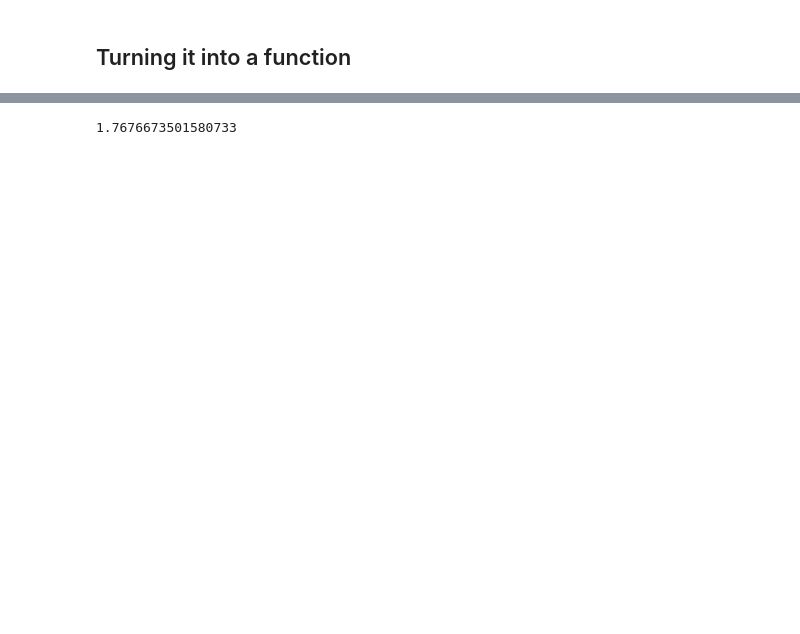
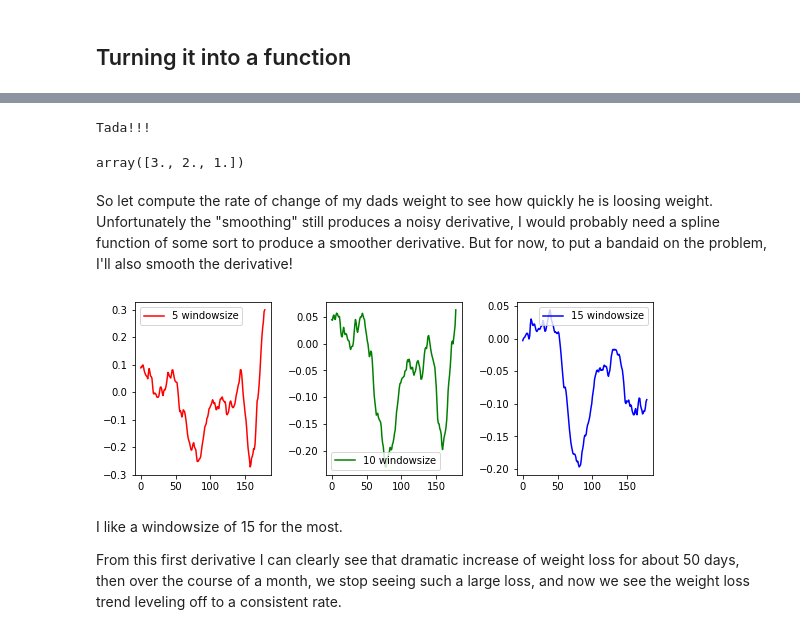
Before and after one commit to Matthew1309/dad_weight, a Jupyter notebook: dads_weight_data.ipynb, the cells around one changed output, grey strips where cells are left out. Saved outputs shown, nothing was run; the diff lists cells and outputs as text; code cells hidden in the pictures; blank space fills up the shorter version.

```diff
--- a/dads_weight_data.ipynb
+++ b/dads_weight_data.ipynb
@@ -186,4 +221,33 @@ Text(0.5, 1.0, 'The points deviate from the average by 1.613 pounds')
+# %%
+print('Tada!!!')
+np.gradient([3,6,7])
+# %% [output]
+Tada!!!
+array([3., 2., 1.])
+# %% [markdown]
+So let compute the rate of change of my dads weight to see how quickly he is loosing weight. Unfortunately the "smoothing" still produces a noisy derivative, I would probably need a spline function of some sort to produce a smoother derivative. But for now, to put a bandaid on the problem, I'll also smooth the derivative!
 # %%
-np.mean(rollingFun(df['weights'], 20, np.std))
+fig, ax = plt.subplots(1,3, figsize=(9,3))
+windowSizes = [5,10,15]
+plotCol = ['r', 'g', 'b']
+
+for i in range(3):
+    rollingAverage = rollingFun(df['weights'], windowSizes[i], np.mean)
+    drolldt = np.gradient(rollingAverage)
+    ax[i].plot(rollingFun(drolldt, 10), label=f'{windowSizes[i]} windowsize', color=plotCol[i])# rollingFun(drolldt, 10)
+[a.legend() for a in ax]
+
+plt.subplots_adjust(left=0.1,
+                    bottom=0.1,
+                    right=0.9,
+                    top=0.9,
+                    wspace=0.4,
+                    hspace=0.4)
+
+plt.show()
 # %% [output]
-1.7676673501580733
+[figure, added]
+# %% [markdown]
+I like a windowsize of 15 for the most.
+
+From this first derivative I can clearly see that dramatic increase of weight loss for about 50 days, then over the course of a month, we stop seeing such a large loss, and now we see the weight loss trend leveling off to a consistent rate.
```
Also changed, not shown: parts of 9 cells of this notebook.
